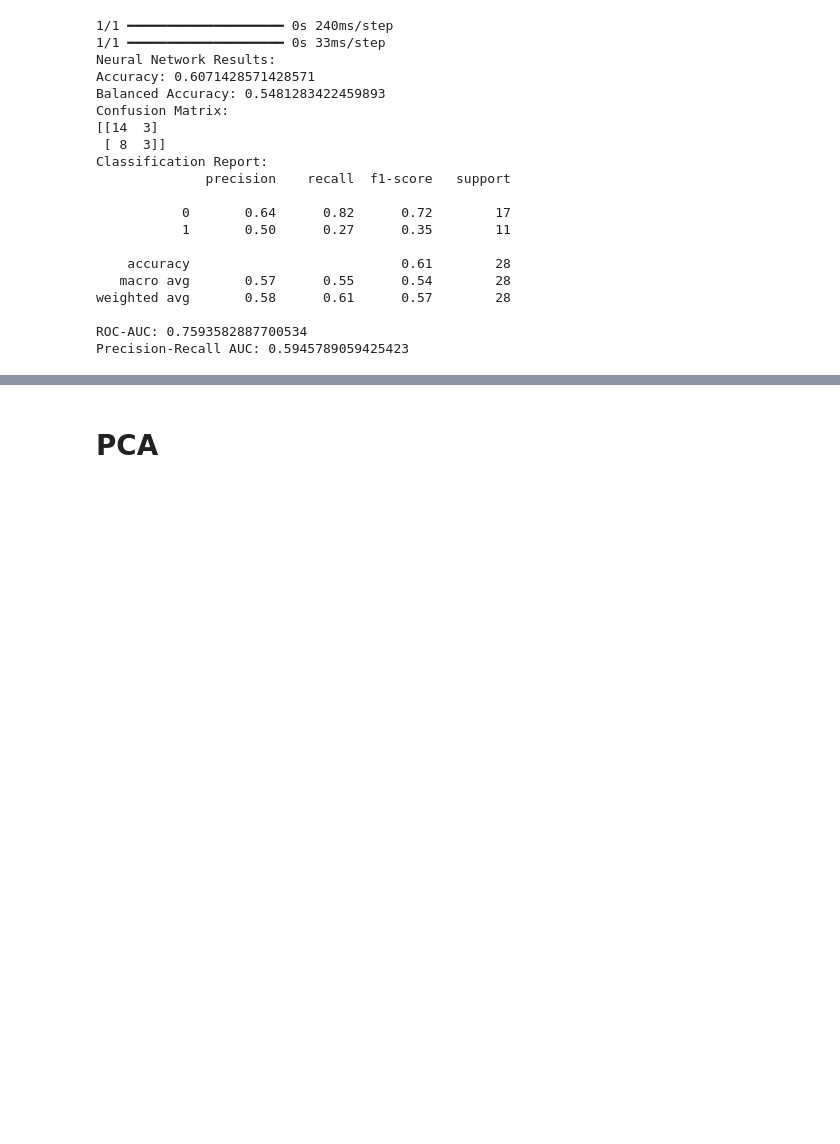
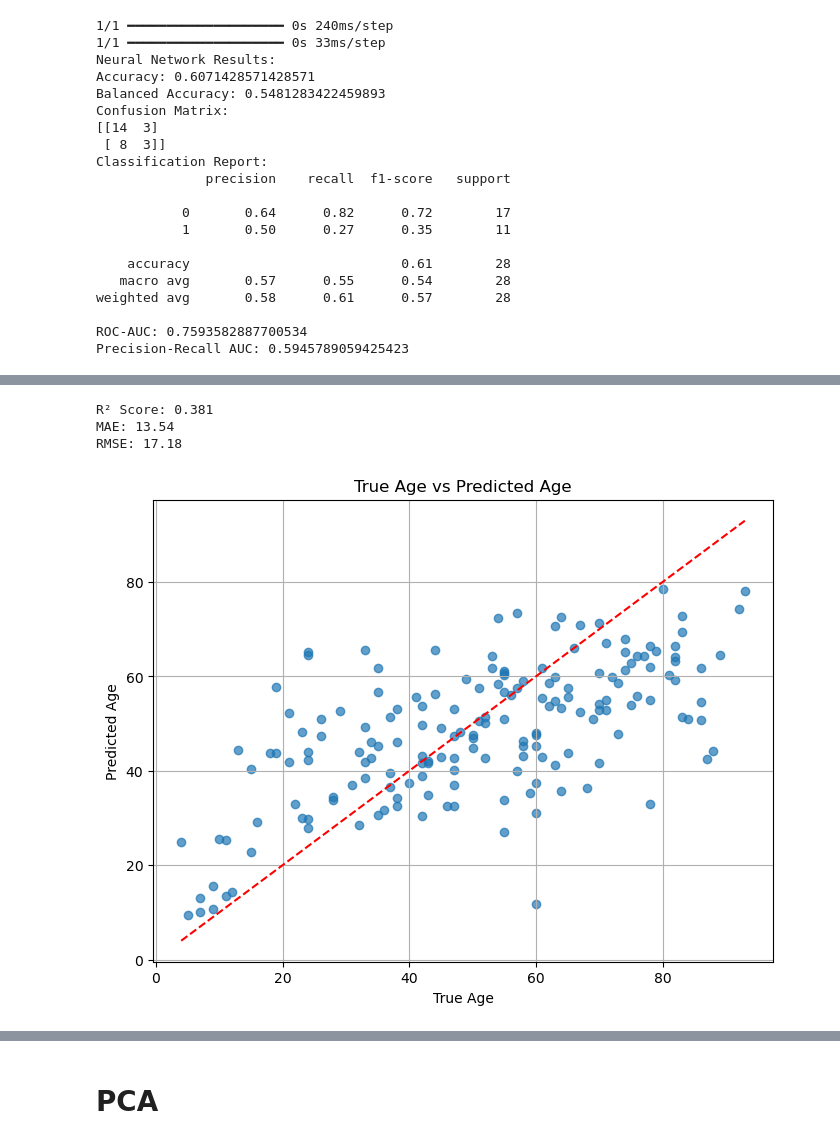
Before and after one commit to OrrBav/GNN_project, a Jupyter notebook: percentile_eda.ipynb, the cells around one changed output, grey strips where cells are left out. Saved outputs shown, nothing was run; the diff lists cells and outputs as text; code cells hidden in the pictures; blank space fills up the shorter version.

```diff
--- a/percentile_eda.ipynb
+++ b/percentile_eda.ipynb
@@ -39,8 +39,8 @@ SAVE = False
 OUTPUT_FILE = "/home/users/orrbavly/GNN_project/percentiles/outputs/cos_3_all_results.csv"
 # %%
 # Load data
-INPUT_JSON = "/home/dsi/orrbavly/GNN_project/embeddings/ovarian_percentiles/percentiles_results_cos_every5_newk.json"
-data_type = 'ovarian'
+INPUT_JSON = "/home/dsi/orrbavly/GNN_project/embeddings/colon_percentiles/TRB/percentiles_results_cos_every5_new_mixcr.json"
+data_type = 'colon'
 # %% [markdown]
 # Prepare Data
 # %%
@@ -4978,0 +5054,6 @@ Precision-Recall AUC: 0.5945789059425423
+# %%
+# Load data
+INPUT_JSON = "/home/dsi/orrbavly/GNN_project/embeddings/corona_percentiles/subsets/perc_faiss_cos_every5_1-867.json"
+data_type = 'corona'
+all_results, labels_dict = load_results(INPUT_JSON, data_type=data_type)
+corona_meta = pd.read_csv("/home/dsi/orrbavly/GNN_project/data/metadata/corona_metadata.csv")
@@ -4978,0 +5109,28 @@ Precision-Recall AUC: 0.5945789059425423
+# %%
+from sklearn.ensemble import RandomForestRegressor
+
+model = RandomForestRegressor(
+    n_estimators=100,
+    max_depth=None,
+)
+
+model.fit(X_train, y_train)
+y_pred = model.predict(X_test)
+
+print(f"R² Score: {r2_score(y_test, y_pred):.3f}")
+print(f"MAE: {mean_absolute_error(y_test, y_pred):.2f}")
+print(f"RMSE: {np.sqrt(mean_squared_error(y_test, y_pred)):.2f}")
+
+plt.figure(figsize=(8,6))
+plt.scatter(y_test, y_pred, alpha=0.7)
+plt.plot([y_test.min(), y_test.max()], [y_test.min(), y_test.max()], 'r--')
+plt.xlabel("True Age")
+plt.ylabel("Predicted Age")
+plt.title("True Age vs Predicted Age")
+plt.grid(True)
+plt.show()
+# %% [output]
+R² Score: 0.381
+MAE: 13.54
+RMSE: 17.18
+[figure, added]
```
Also changed, not shown: parts of 20 cells of this notebook, 25 other files.
